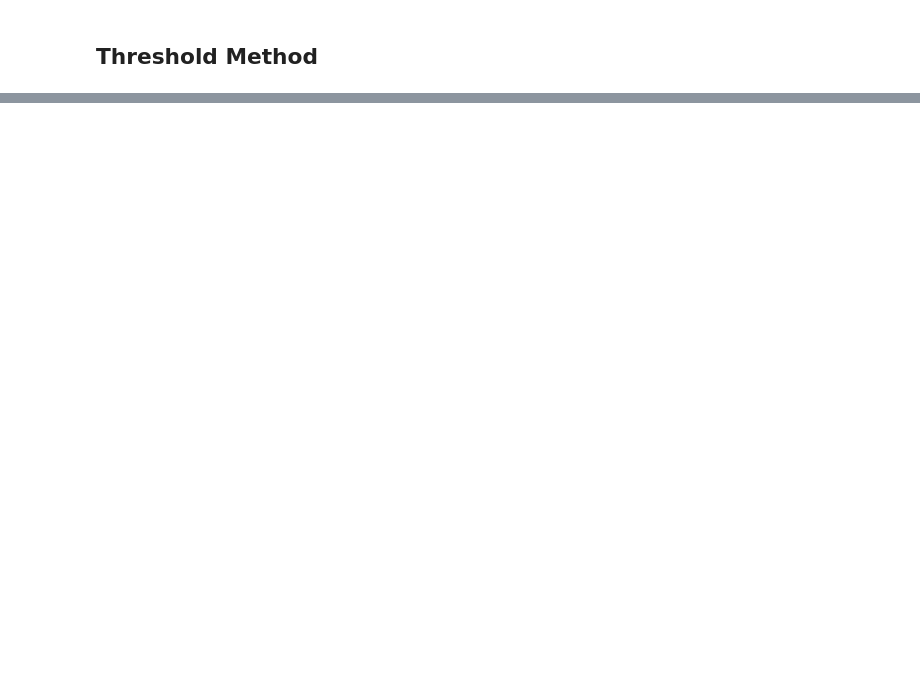
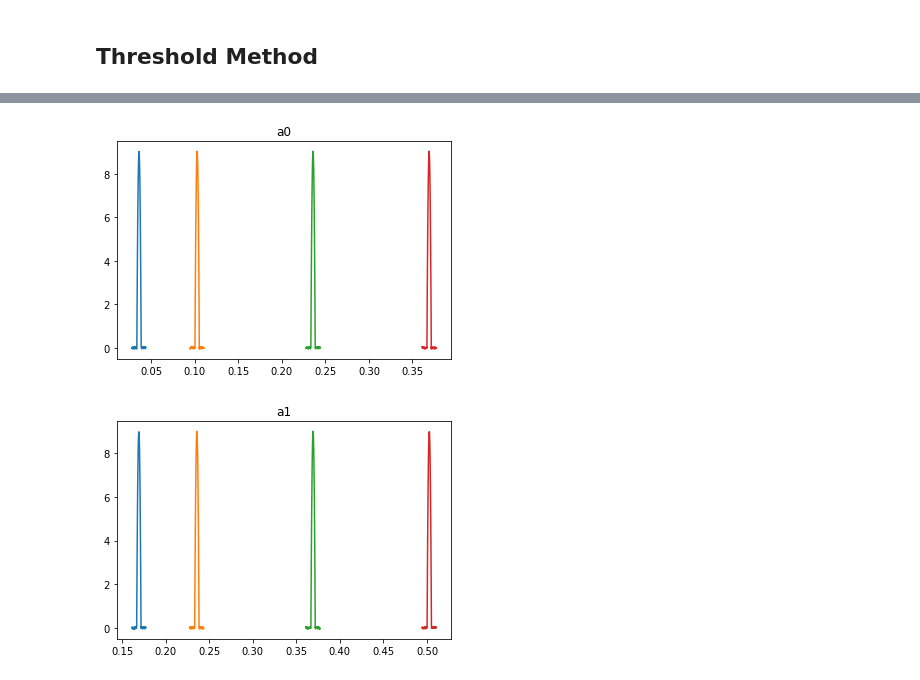
Before and after one commit to OpenWIM/pywim, a Jupyter notebook: notebooks/SelectWaveCurve.ipynb, the cells around one changed output, grey strips where cells are left out. Saved outputs shown, nothing was run; the diff lists cells and outputs as text; code cells hidden in the pictures; blank space fills up the shorter version.

Commit message:
Data variable problem fixed.

```diff
--- a/notebooks/SelectWaveCurve.ipynb
+++ b/notebooks/SelectWaveCurve.ipynb
@@ -19,11 +19 @@ from pywim.utils.dsp.synthetic_data.sensor_data import gen_analog_data
 from pywim.utils.dsp.baseline import cbf
-# %%
-plt.style.use('ggplot')
-%matplotlib notebook
-"""
-plt.grid(True)
-plt.legend(True)
-plt.xticks(rotation=45)
-plt.tight_layout()
-"""
-None
@@ -30,5 +22,5 @@ None
 # %%
-data = gen_analog_data(
+data = gen_truck_raw_data(
     sample_rate=5000, speed=15.0, vehicle_layout='-o-o---o---o-',
     sensors_distance=[2],
     p_signal_noise=10
@@ -44,7 +35,7 @@ plt.show()
 ## Threshold Method
 # %%
 def select_curve_by_threshold(
-    signal_data: pd.Series,
+    signal_data: np.array,
     threshold: float, Δx: int
 ):
     """
@@ -60,25 +51,26 @@ def select_curve_by_threshold(
         p_start = Δx
         while i_start >= p_start:
             i_start -= 1
-            if data[k].iloc[i_start] <= threshold:
+            if signal_data.iloc[i_start] <= threshold:
                 break
 
         p_end = signal_data.size - Δx
         while i_end <= p_end:
             i_end += 1
-            if data[k].iloc[i_end] <= threshold:
+            if signal_data.iloc[i_end] <= threshold:
                 break
-        curves.append(data[k].iloc[i_start-Δx:i_end+Δx])
+        curves.append(signal_data.iloc[i_start-Δx:i_end+Δx])
 
     return curves
 
 threshold = 2
 curves = defaultdict(list)
+data_cbf = data.copy()
 
 for k in data.keys():
-    y = cbf(data[k].values)
+    data_cbf[k] = cbf(data[k].values)
     curves[k] = select_curve_by_threshold(
-        signal_data=y, threshold=threshold, Δx=20
+        signal_data=data_cbf[k], threshold=threshold, Δx=20
     )
 
 for k in curves.keys():
@@ -94,0 +83,2 @@ for k in curves.keys():
+[figure, added]
+[figure, added]
```
Also changed, not shown: parts of 5 cells of this notebook, 1 other file.
